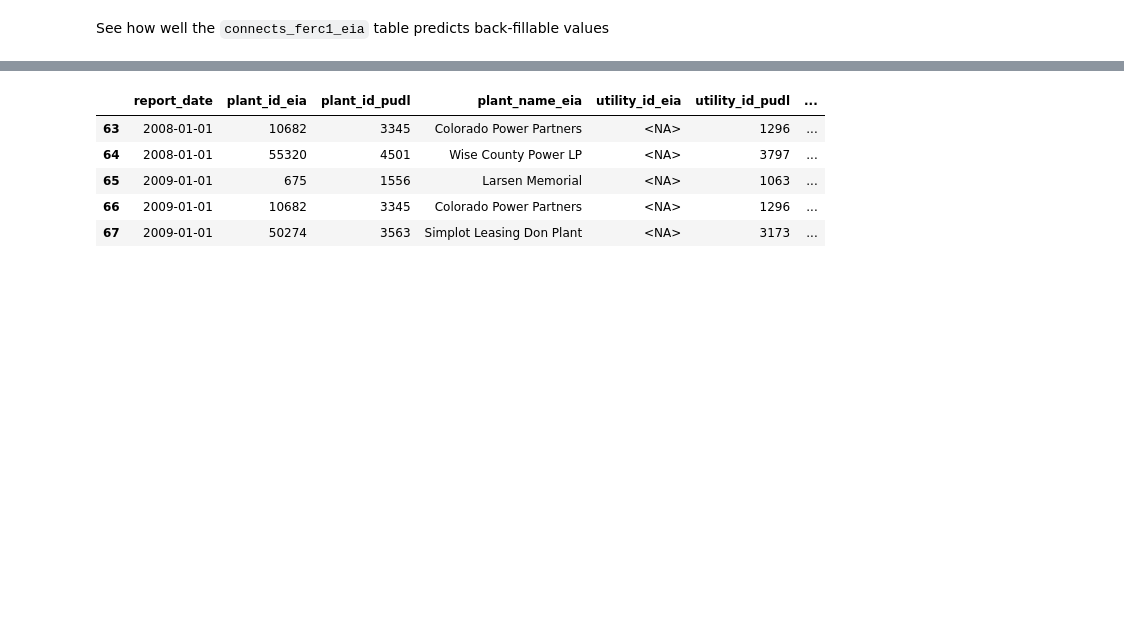
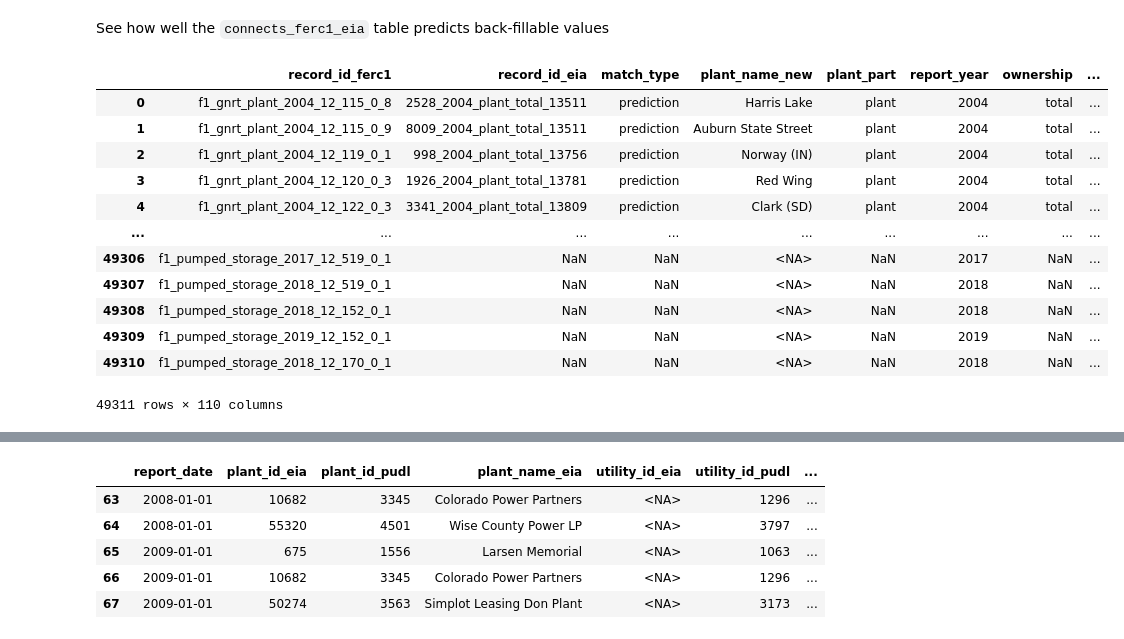
Before and after one commit to catalyst-cooperative/rmi-ferc1-eia, a Jupyter notebook: notebooks/make_overrides.ipynb, the cells around one changed output, grey strips where cells are left out. Cells and saved outputs as stored; diff of their text form; code cells hidden in the pictures; blank space fills up the shorter version.

```diff
--- a/notebooks/make_overrides.ipynb
+++ b/notebooks/make_overrides.ipynb
@@ -541,3 +717,19 @@ Move your updated version of the `fix_FERC-EIA_overrides.xlsx` file into the dir
 ### Backfilling
 # %% [markdown]
 See how well the `connects_ferc1_eia` table predicts back-fillable values
+# %%
+connects_ferc1_eia
+# %% [output]
+|  | record_id_ferc1 | record_id_eia | match_type | plant_name_new | plant_part | report_year | ownership | ... |
+| 0 | f1_gnrt_plant_2004_12_115_0_8 | 2528_2004_plant_total_13511 | prediction | Harris Lake | plant | 2004 | total | ... |
+| 1 | f1_gnrt_plant_2004_12_115_0_9 | 8009_2004_plant_total_13511 | prediction | Auburn State Street | plant | 2004 | total | ... |
+| 2 | f1_gnrt_plant_2004_12_119_0_1 | 998_2004_plant_total_13756 | prediction | Norway (IN) | plant | 2004 | total | ... |
+| 3 | f1_gnrt_plant_2004_12_120_0_3 | 1926_2004_plant_total_13781 | prediction | Red Wing | plant | 2004 | total | ... |
+| 4 | f1_gnrt_plant_2004_12_122_0_3 | 3341_2004_plant_total_13809 | prediction | Clark (SD) | plant | 2004 | total | ... |
+| ... | ... | ... | ... | ... | ... | ... | ... | ... |
+| 49306 | f1_pumped_storage_2017_12_519_0_1 | NaN | NaN | <NA> | NaN | 2017 | NaN | ... |
+| 49307 | f1_pumped_storage_2018_12_519_0_1 | NaN | NaN | <NA> | NaN | 2018 | NaN | ... |
+| 49308 | f1_pumped_storage_2018_12_152_0_1 | NaN | NaN | <NA> | NaN | 2018 | NaN | ... |
+| 49309 | f1_pumped_storage_2019_12_152_0_1 | NaN | NaN | <NA> | NaN | 2019 | NaN | ... |
+| 49310 | f1_pumped_storage_2018_12_170_0_1 | NaN | NaN | <NA> | NaN | 2018 | NaN | ... |
+49311 rows × 110 columns
```
Also changed, not shown: parts of 26 cells of this notebook, 1 other file.
